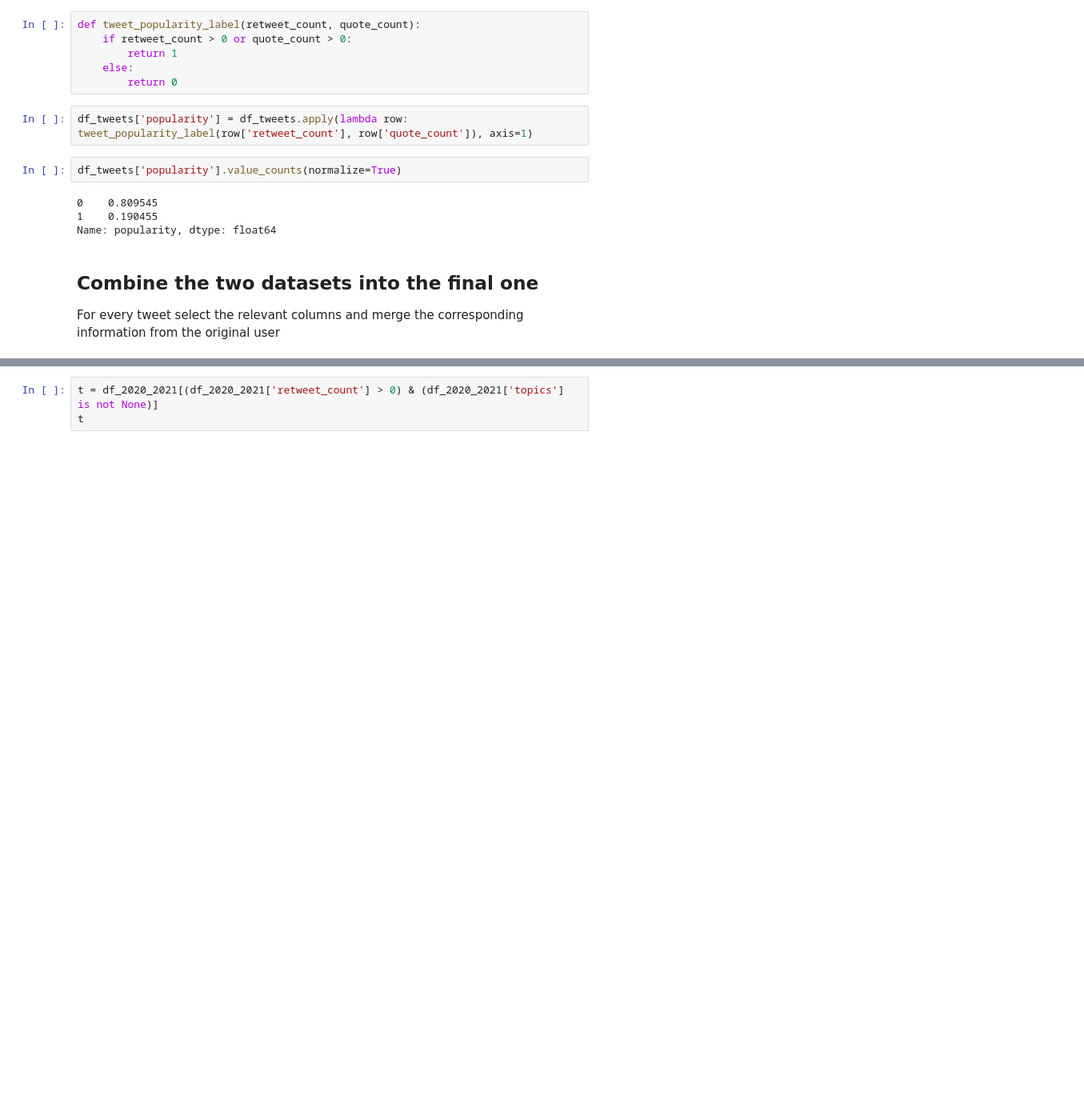
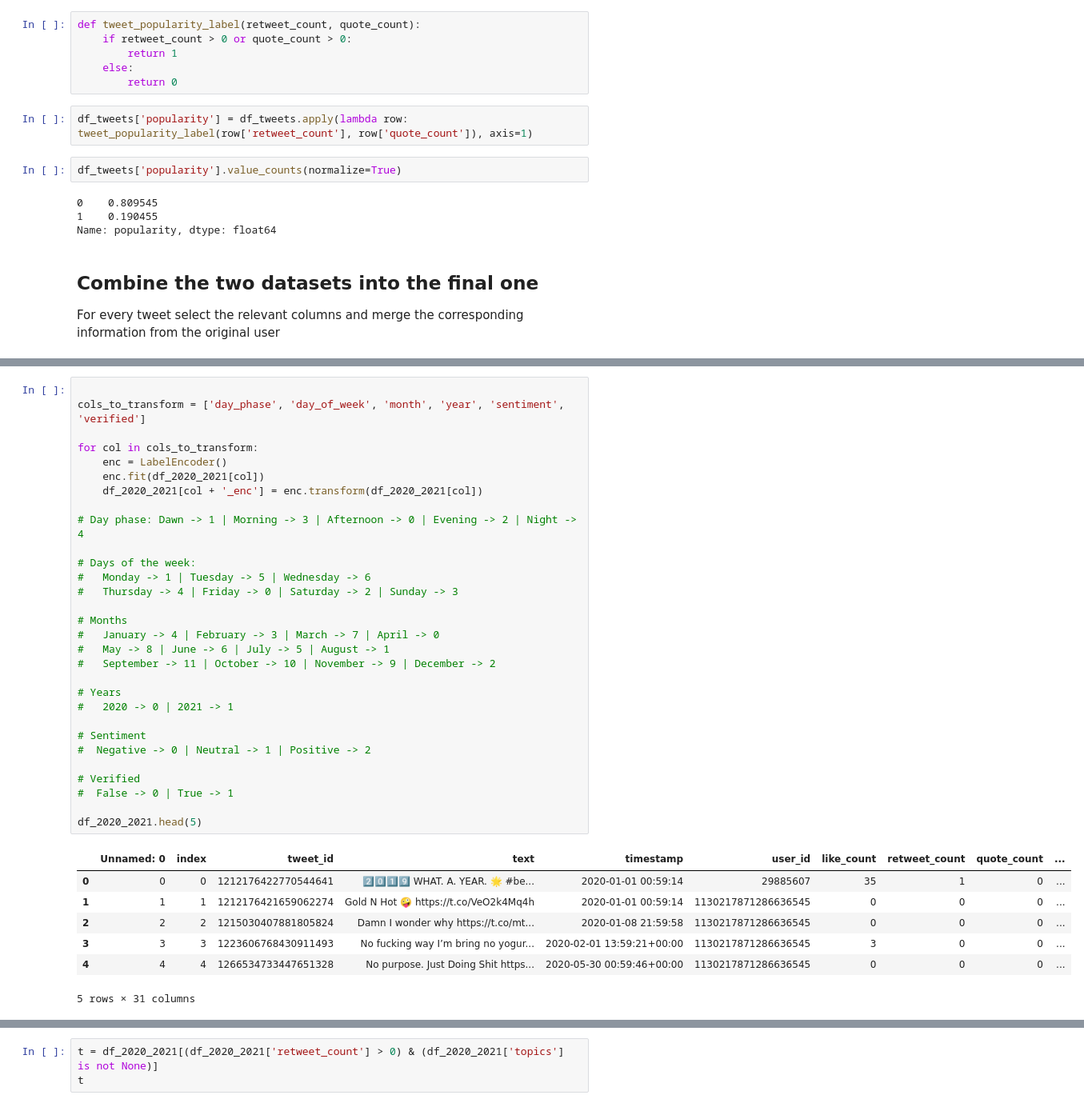
Before and after one commit to MiguelDordio/InformationFlow, a Jupyter notebook: Twitter/analysis/prepare_final_dataset.ipynb, the cells around one changed output, grey strips where cells are left out. Shown: that part at 80% size. Cells and saved outputs as stored; diff of their text form; blank space fills up the shorter version.

```diff
--- a/Twitter/analysis/prepare_final_dataset.ipynb
+++ b/Twitter/analysis/prepare_final_dataset.ipynb
@@ -378,0 +481,38 @@ df_2020_2021.head(5)
+# %%
+
+cols_to_transform = ['day_phase', 'day_of_week', 'month', 'year', 'sentiment', 'verified']
+
+for col in cols_to_transform:
+    enc = LabelEncoder()
+    enc.fit(df_2020_2021[col])
+    df_2020_2021[col + '_enc'] = enc.transform(df_2020_2021[col])
+
+# Day phase: Dawn -> 1 | Morning -> 3 | Afternoon -> 0 | Evening -> 2 | Night -> 4
+
+# Days of the week:
+#   Monday -> 1 | Tuesday -> 5 | Wednesday -> 6
+#   Thursday -> 4 | Friday -> 0 | Saturday -> 2 | Sunday -> 3
+
+# Months
+#   January -> 4 | February -> 3 | March -> 7 | April -> 0
+#   May -> 8 | June -> 6 | July -> 5 | August -> 1
+#   September -> 11 | October -> 10 | November -> 9 | December -> 2
+
+# Years
+#   2020 -> 0 | 2021 -> 1
+
+# Sentiment
+#  Negative -> 0 | Neutral -> 1 | Positive -> 2
+
+# Verified
+#  False -> 0 | True -> 1
+
+df_2020_2021.head(5)
+# %% [output]
+|  | Unnamed: 0 | index | tweet_id | text | timestamp | user_id | like_count | retweet_count | quote_count | ... |
+| 0 | 0 | 0 | 1212176422770544641 | 2️⃣0️⃣1️⃣9️⃣ WHAT. A. YEAR. 🌟 #be... | 2020-01-01 00:59:14 | 29885607 | 35 | 1 | 0 | ... |
+| 1 | 1 | 1 | 1212176421659062274 | Gold N Hot 🤪 https://t.co/VeO2k4Mq4h | 2020-01-01 00:59:14 | 1130217871286636545 | 0 | 0 | 0 | ... |
+| 2 | 2 | 2 | 1215030407881805824 | Damn I wonder why https://t.co/mt... | 2020-01-08 21:59:58 | 1130217871286636545 | 0 | 0 | 0 | ... |
+| 3 | 3 | 3 | 1223606768430911493 | No fucking way I’m bring no yogur... | 2020-02-01 13:59:21+00:00 | 1130217871286636545 | 3 | 0 | 0 | ... |
+| 4 | 4 | 4 | 1266534733447651328 | No purpose. Just Doing Shit https... | 2020-05-30 00:59:46+00:00 | 1130217871286636545 | 0 | 0 | 0 | ... |
+5 rows × 31 columns
```
Also changed, not shown: parts of 18 cells of this notebook, 1 other file.
